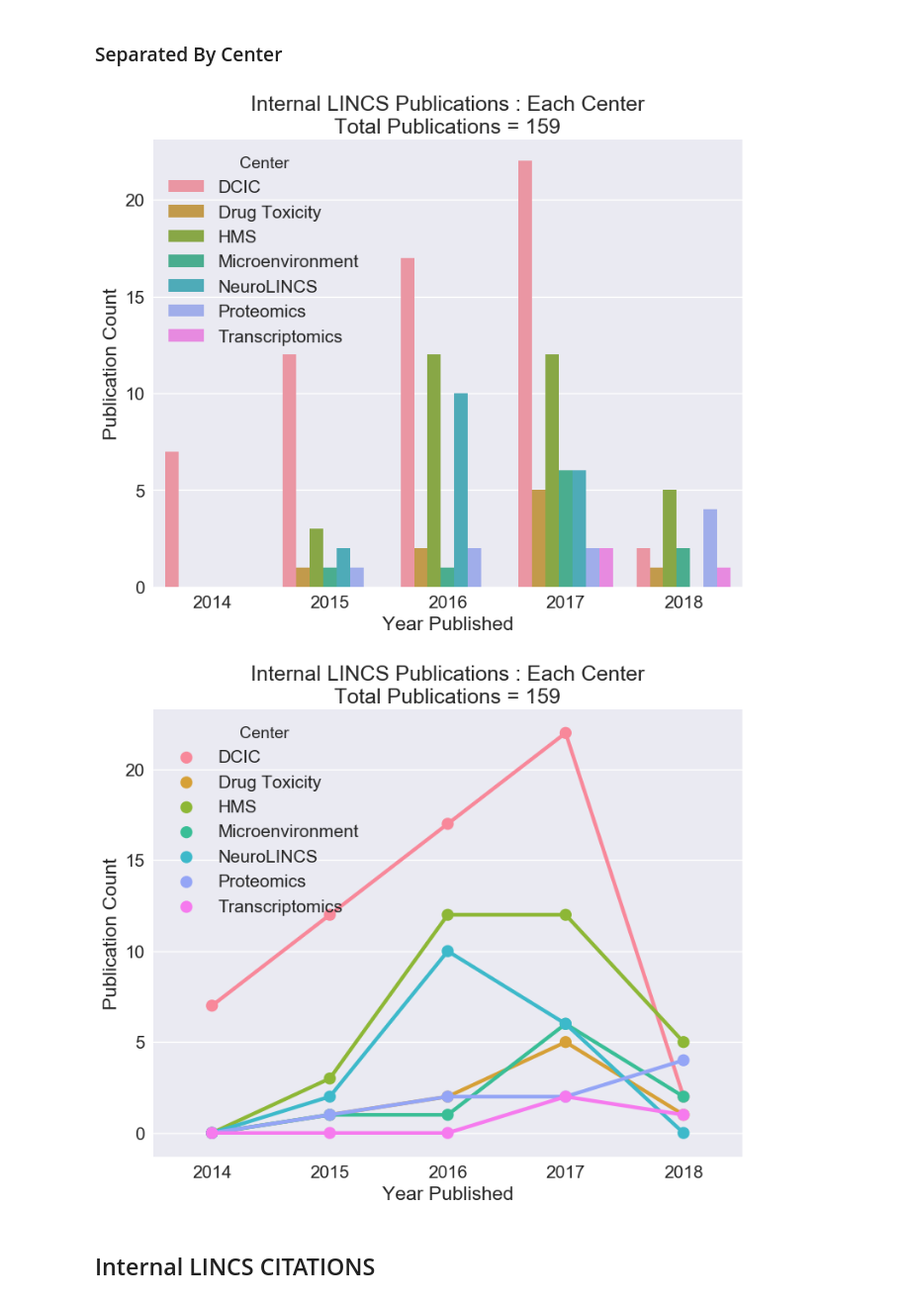
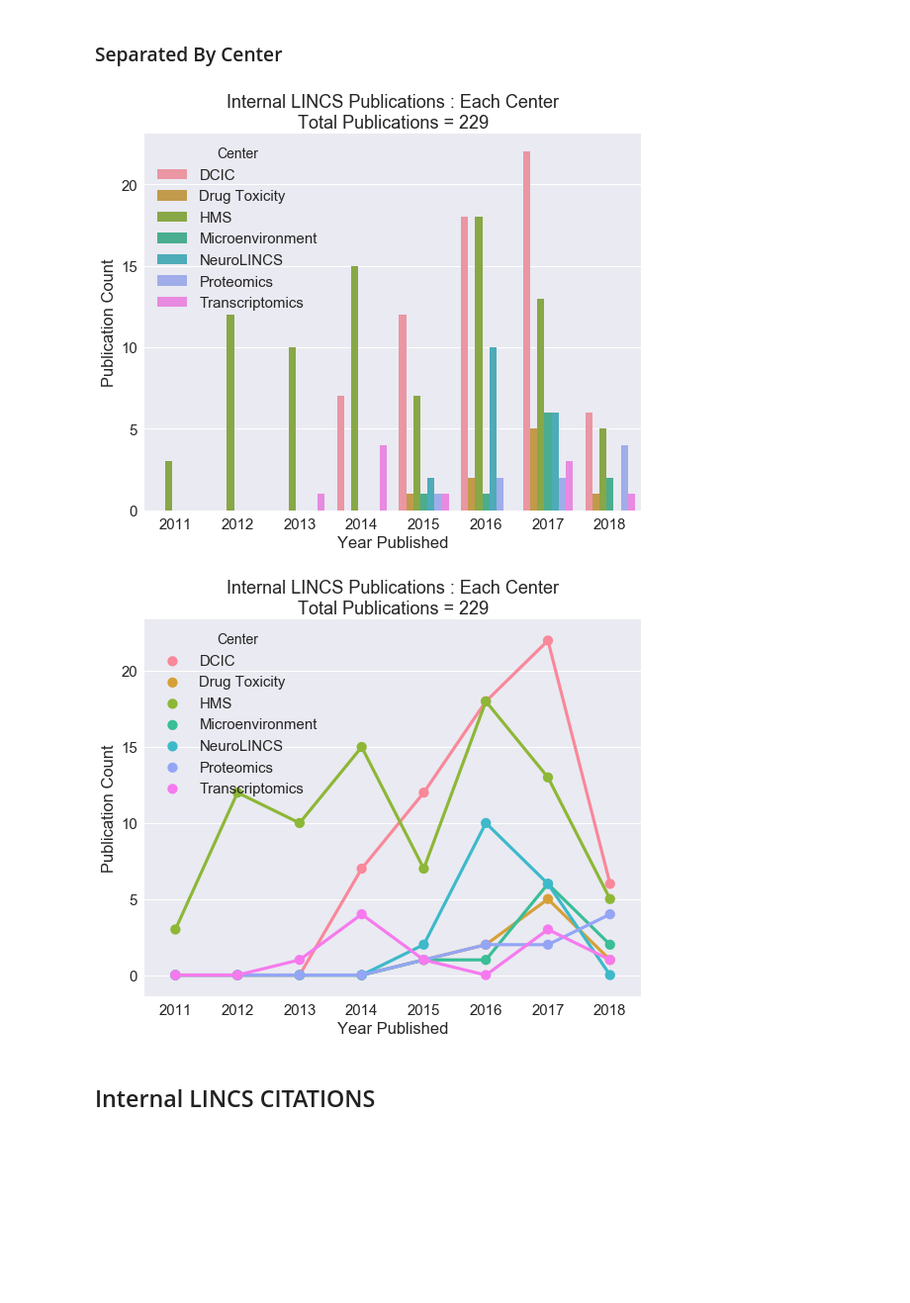
Before and after one commit to MaayanLab/LINCS-Publications-Report, a Jupyter notebook: LINCS_publications.ipynb, the cells around one changed output. Shown at 99% size. Drawn from its saved outputs; the diff is of its cells as text; code cells hidden in the pictures; blank space fills up the shorter version.

Commit message:
Add two more grants and create combo figure

```diff
--- a/LINCS_publications.ipynb
+++ b/LINCS_publications.ipynb
@@ -156,7 +158,10 @@ newPMIDs = set(grantPubs_PMIDs) - set(previousPMIDs)
 print('PubMed grant search found '+str(len(newPMIDs))+' additional internal LINCS publications.')
 newPMIDs_df = pd.DataFrame(pd.Series(list(newPMIDs), name='pm_id'))
 
-pubs_extended = pubs_extended.merge(newPMIDs_df, on='pm_id',how='outer')
+pubs_extended = pubs_extended.merge(newPMIDs_df, on='pm_id', how='outer')
+## Assign 1 (internal) to new pubs pulled from grants
+pubs_extended.loc[ pubs_extended['pm_id'].isin( list(newPMIDs) ),'center_pub'] = 1
+
 pubs_extended['pm_id'] = pubs_extended['pm_id'].astype(int)
-pubs_extended.head()
+# pubs_extended.head()
 # %% [output]
@@ -380,7 +371,6 @@ pubs_ext = pubs_extended.copy()
 
 
 import pickle
-grantIDs = pd.read_csv('LINCS_centers_by_grant.csv')
 # Fix pmc_id and pm_id
 pubs_ext['pm_id'] = pubs_ext['pm_id'].fillna(0).astype(int)
 pubs_ext.head()
@@ -408,12 +398,25 @@ pubs_ext.shape
 #        "NeuroLINCS":{"PI_list":["Thompson","Finkbeiner","Fraenkel","Rothstein","Svendsen"],'isIncluded':[]}
 #        }
 
+# Create grants dict
+grantIDs = pd.read_csv('LINCS_centers_by_grant.csv')
 Centers={}
+grantLists = grantIDs.groupby('center')['grant'].apply(lambda x: "%s" % ','.join(x)).reset_index()
+grantLists.columns = ['center','grantList']
+grantIDs = grantIDs.loc[:,grantIDs.columns!='grant'].drop_duplicates().merge( pd.DataFrame(grantLists), on='center', how='right')
+grantIDs['grantList'] = grantIDs['grantList'].str.split(',')
+
 for i,row in grantIDs.iterrows():
-    Centers[row['center']] = {'PI':row['PI'],'grant':row['grant'],
-                              'pmids':grantPubs[row['grant']],'isIncluded':[]}
+    pmids=[]
+    for grant in row['grantList']:
+        pmids += grantPubs[grant]
+    Centers[row['center']] = {'PI':row['PI'],'grant':row['grantList'],
+                              'pmids':list(set(pmids)),'isIncluded':[]}
 
 sum([len(grantPubs[x]) for x in grantPubs])
+
+
+
 
 # Identify center for each pub by affiliated grant
 for i,row in pubs_ext.iterrows():
@@ -439,5 +442,5 @@ for center in Centers:
 pubs_ext.head()
 pub_check = pubs_ext[pubs_ext['YEAR']!=0]
 
-print(str(pub_check.shape[0])+' out of '+str(pubs_ext.shape[0])+' have identified years.')
+print(str(pub_check.shape[0])+' out of '+str(pubs_ext.shape[0])+' publications have identified years.')
 # %% [output]
@@ -495,34 +501,34 @@ plt.ylabel('Publication Count');
 # %% [markdown]
 ### Separated By Center
 # %%
-plt.figure(figsize=(9,7), dpi=100) # Default 8,6 #, dpi=100
+plt.figure(figsize=(9,7) ) # Default 8,6 #, dpi=100
 
 internalByCenter = {}
 for center in Centers:
     internalByCenter[center] = internal.groupby('YEAR')[center].sum()
 
 internalByCenter = pd.DataFrame(internalByCenter).stack().reset_index()
 internalByCenter.columns = ['YEAR', 'Center', 'Count']
 internalByCenter['YEAR'] = internalByCenter['YEAR'].astype(int)
 internalByCenter = internalByCenter[internalByCenter['YEAR']>=1]
 
 sn.barplot(data=internalByCenter, x='YEAR',y='Count',hue='Center')
 plt.title('Internal LINCS Publications : Each Center\nTotal Publications = '
           +str(len( internal ) ) )
 plt.xlabel('Year Published')
 plt.ylabel('Publication Count');
 # plt.ylim(0,10);
 
 # Line plot
-plt.figure(figsize=(9,7), dpi=100) # Default 8,6 #, dpi=100
+plt.figure(figsize=(9,7)) # Default 8,6 #, dpi=100
 sn.pointplot(data=internalByCenter, x='YEAR',y='Count',hue='Center')
 plt.title('Internal LINCS Publications : Each Center\nTotal Publications = '
           +str(len( internal ) ) )
 plt.xlabel('Year Published')
 plt.ylabel('Publication Count');
 # %% [output]
-[figure, old version]
+[figure, new version]
-[figure, old version]
+[figure, new version]
 # %% [markdown]
 ## Internal LINCS CITATIONS
 # %% [markdown]
```
Also changed, not shown: parts of 14 cells of this notebook, 6 other files.
